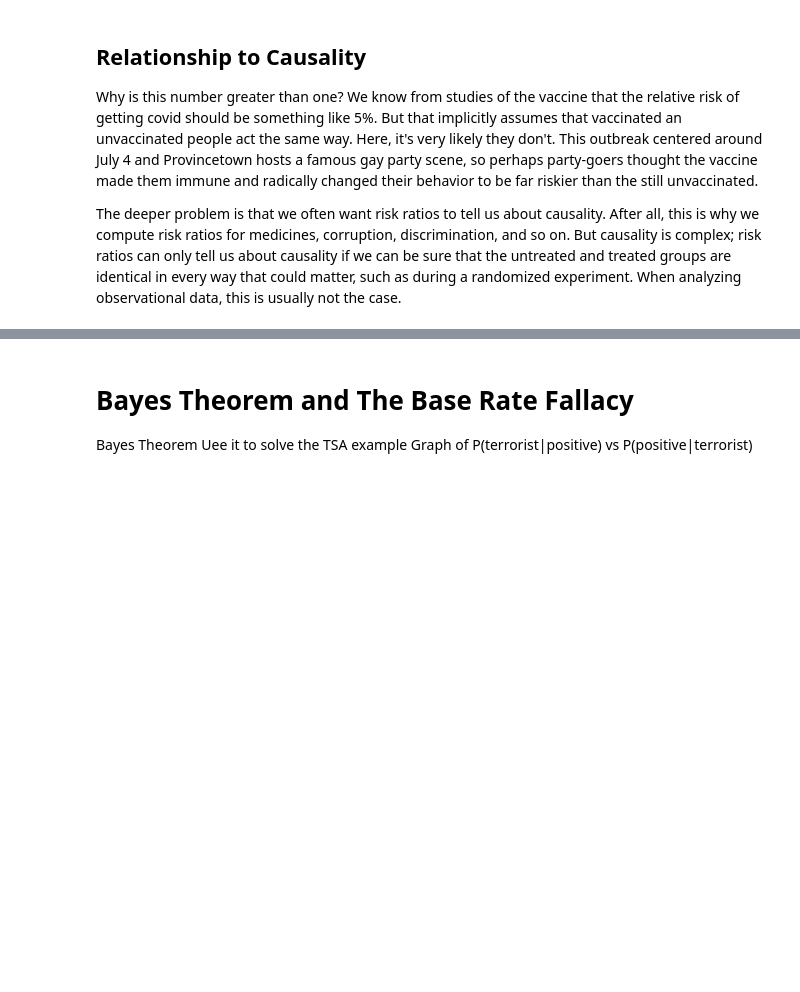
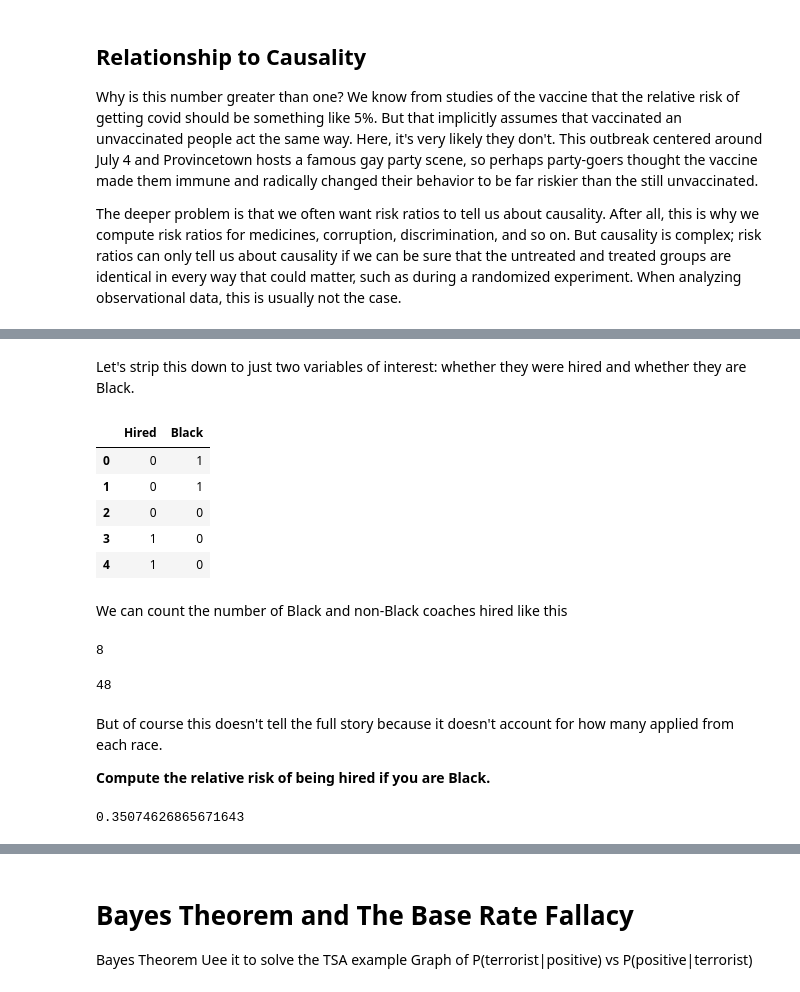
Before and after one commit to jstray/risk-ratios, a Jupyter notebook: risk-ratios.ipynb, the cells around one changed output, grey strips where cells are left out. Saved outputs shown, nothing was run; the diff lists cells and outputs as text; code cells hidden in the pictures; blank space fills up the shorter version.

```diff
--- a/risk-ratios.ipynb
+++ b/risk-ratios.ipynb
@@ -210,0 +223,35 @@ Suggest Logistic Regression
+# %% [markdown]
+Let's strip this down to just two variables of interest: whether they were hired and whether they are Black.
+# %%
+coaches=coaches[['Hired','Black']]
+coaches.head()
+# %% [output]
+|  | Hired | Black |
+| 0 | 0 | 1 |
+| 1 | 0 | 1 |
+| 2 | 0 | 0 |
+| 3 | 1 | 0 |
+| 4 | 1 | 0 |
+# %% [markdown]
+We can count the number of Black and non-Black coaches hired like this
+# %%
+hired_black = sum((coaches['Hired']==1) & (coaches['Black']==1))
+hired_black
+# %% [output]
+8
+# %%
+hired_not_black = sum((coaches['Hired']==1) & (coaches['Black']==0))
+hired_not_black
+# %% [output]
+48
+# %% [markdown]
+But of course this doesn't tell the full story because it doesn't account for how many applied from each race.
+
+**Compute the relative risk of being hired if you are Black.**
+# %%
+not_hired_black = sum((coaches['Hired']==0) & (coaches['Black']==1))
+not_hired_not_black = sum((coaches['Hired']==0) & (coaches['Black']==0))
+
+(hired_black / (hired_black + not_hired_black)) / (hired_not_black / (hired_not_black + not_hired_not_black))
+# %% [output]
+0.35074626865671643
```
Also changed, not shown: parts of 14 cells of this notebook, 3 other files.
